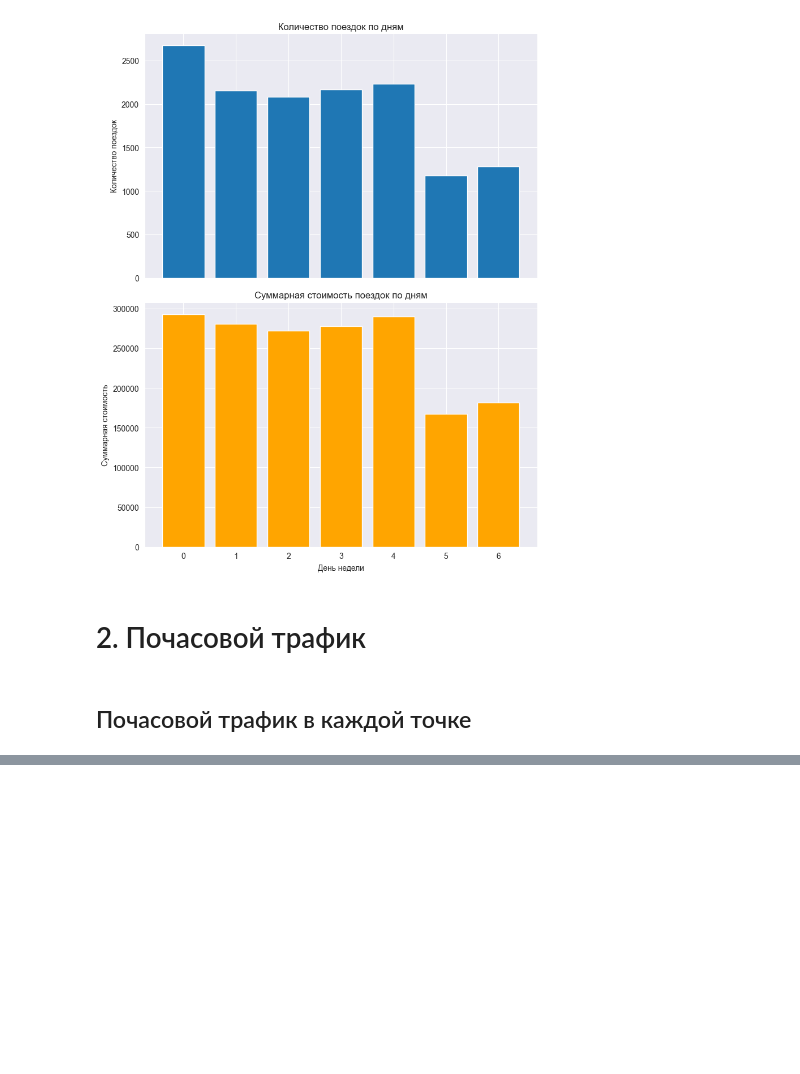
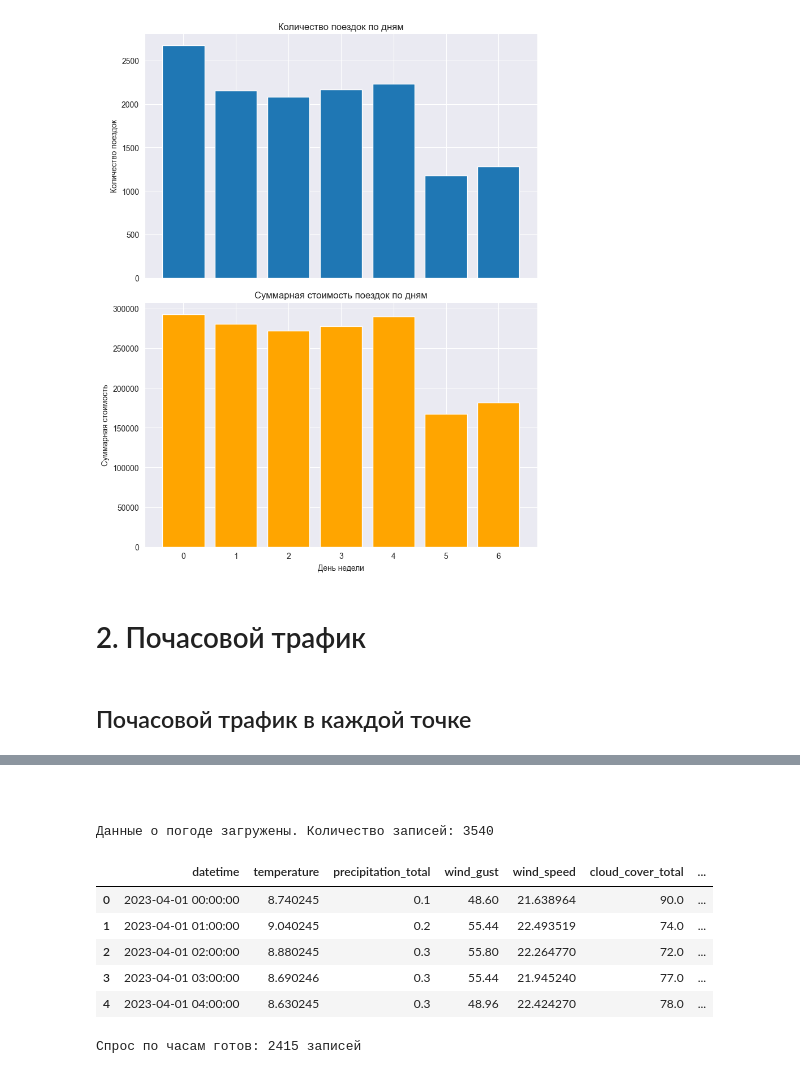
Before and after one commit to Teddy-Ro/scooter-demand-regression, a Jupyter notebook: calculations_and_research.ipynb, the cells around one changed output, grey strips where cells are left out. Drawn from its saved outputs; the diff is of its cells as text; code cells hidden in the pictures; blank space fills up the shorter version.

```diff
--- a/calculations_and_research.ipynb
+++ b/calculations_and_research.ipynb
@@ -233,0 +511,14 @@ print("Файл rides_calc.csv успешно сохранен.")
+# %% [markdown]
+#
+# %%
+df_weather = pd.read_csv('data/weather_processed.csv', parse_dates=['datetime'])
+print(f"Данные о погоде загружены. Количество записей: {len(df_weather)}")
+df_weather.head()
+# %% [output]
+Данные о погоде загружены. Количество записей: 3540
+|  | datetime | temperature | precipitation_total | wind_gust | wind_speed | cloud_cover_total | ... |
+| 0 | 2023-04-01 00:00:00 | 8.740245 | 0.1 | 48.60 | 21.638964 | 90.0 | ... |
+| 1 | 2023-04-01 01:00:00 | 9.040245 | 0.2 | 55.44 | 22.493519 | 74.0 | ... |
+| 2 | 2023-04-01 02:00:00 | 8.880245 | 0.3 | 55.80 | 22.264770 | 72.0 | ... |
+| 3 | 2023-04-01 03:00:00 | 8.690246 | 0.3 | 55.44 | 21.945240 | 77.0 | ... |
+| 4 | 2023-04-01 04:00:00 | 8.630245 | 0.3 | 48.96 | 22.424270 | 78.0 | ... |
@@ -233,0 +529,15 @@ print("Файл rides_calc.csv успешно сохранен.")
+# %%
+# Создаем временную метку для группировки (округляем до часа)
+df_rides['start_hour'] = df_rides['start_date'].dt.floor('h')
+
+# Агрегируем спрос по часам
+demand = df_rides.groupby('start_hour').agg({
+    'id': 'count',           # количество поездок = СПРОС
+    'promo': 'sum',          # сколько поездок с промокодом
+    'distance': 'mean',      # средняя дистанция
+    'duration': 'mean'       # средняя длительность
+}).rename(columns={'id': 'rides_count'})
+
+print("Спрос по часам готов:", len(demand), "записей")
+# %% [output]
+Спрос по часам готов: 2415 записей
```
Also changed, not shown: parts of 19 cells of this notebook, 1 other file.
